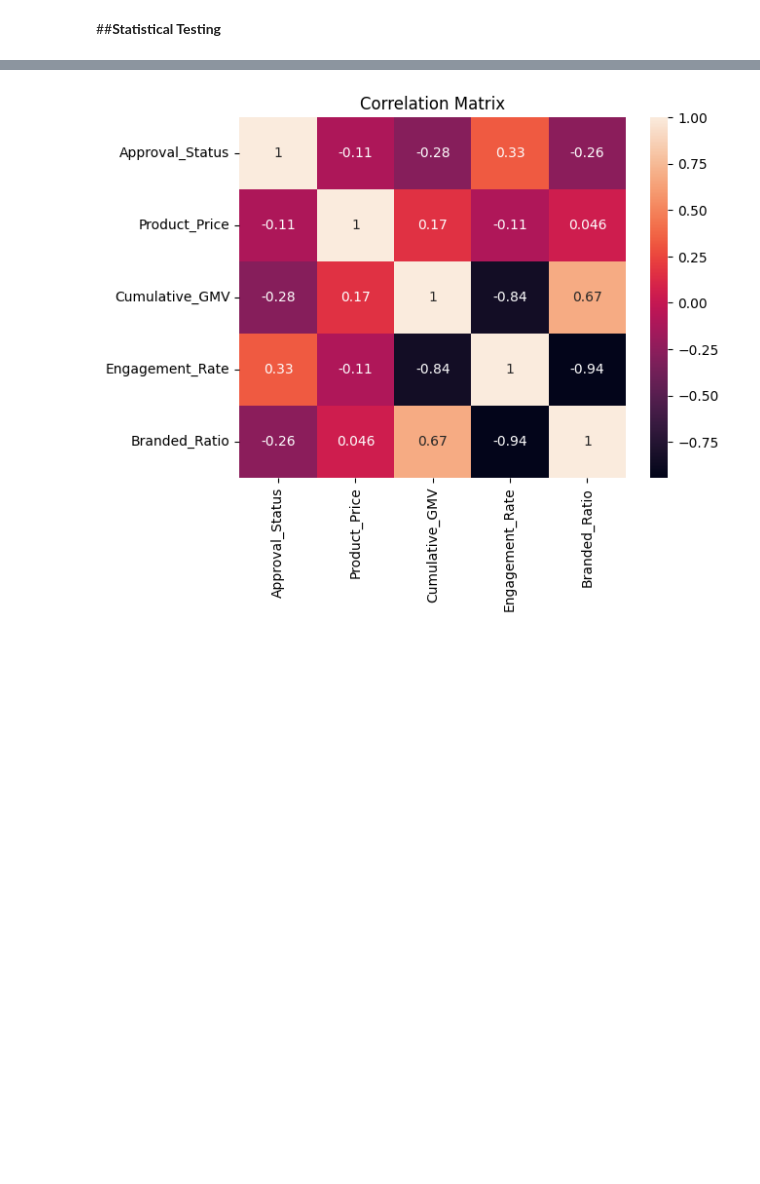
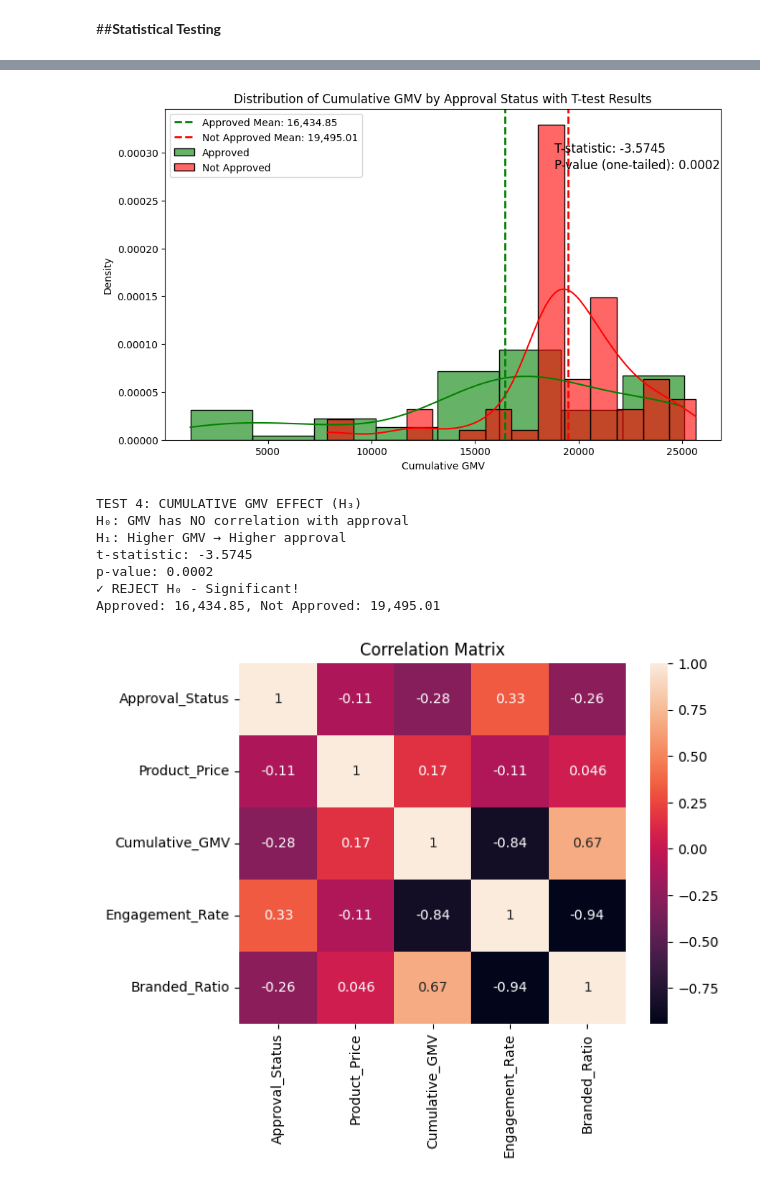
Before and after one commit to Mallowsss/CCDATSCL_PROJECT, a Jupyter notebook: final.ipynb, the cells around one changed output, grey strips where cells are left out. Drawn from its saved outputs; the diff is of its cells as text; code cells hidden in the pictures; blank space fills up the shorter version.

```diff
--- a/final.ipynb
+++ b/final.ipynb
@@ -640,3 +635,55 @@ Approved: 16,434.85, Not Approved: 19,495.01
+# %%
+# Test 4: GMV - Data preparation
+approved_gmv = samples_master[samples_master['Approval_Status'] == 1]['Cumulative_GMV']
+not_approved_gmv = samples_master[samples_master['Approval_Status'] == 0]['Cumulative_GMV']
+
+# t-test calculation
+t_stat_gmv, p_two_gmv = stats.ttest_ind(approved_gmv, not_approved_gmv)
+p_one_gmv = p_two_gmv / 2
+
+# Plotting the distributions
+plt.figure(figsize=(10, 6))
+sns.histplot(approved_gmv, color='green', label='Approved', kde=True, stat='density', alpha=0.6)
+sns.histplot(not_approved_gmv, color='red', label='Not Approved', kde=True, stat='density', alpha=0.6)
+
+# Add mean lines
+plt.axvline(approved_gmv.mean(), color='green', linestyle='dashed', linewidth=2, label=f'Approved Mean: {approved_gmv.mean():,.2f}')
+plt.axvline(not_approved_gmv.mean(), color='red', linestyle='dashed', linewidth=2, label=f'Not Approved Mean: {not_approved_gmv.mean():,.2f}')
+
+plt.title('Distribution of Cumulative GMV by Approval Status with T-test Results')
+plt.xlabel('Cumulative GMV')
+plt.ylabel('Density')
+plt.legend()
+
+# Add t-test results as text on the plot
+plt.text(0.7, 0.9, f'T-statistic: {t_stat_gmv:.4f}', transform=plt.gca().transAxes, fontsize=12, verticalalignment='top')
+plt.text(0.7, 0.85, f'P-value (one-tailed): {p_one_gmv:.4f}', transform=plt.gca().transAxes, fontsize=12, verticalalignment='top')
+
+plt.show()
+
+# Print significance conclusion (as in the previous cell)
+print("TEST 4: CUMULATIVE GMV EFFECT (H₃)")
+print("H₀: GMV has NO correlation with approval")
+print("H₁: Higher GMV → Higher approval")
+
+print(f"t-statistic: {t_stat_gmv:.4f}")
+print(f"p-value: {p_one_gmv:.4f}")
+
+if p_one_gmv < 0.05:
+    print("✓ REJECT H₀ - Significant!")
+else:
+    print("✗ FAIL TO REJECT H₀")
+
+print(f"Approved: {approved_gmv.mean():,.2f}, Not Approved: {not_approved_gmv.mean():,.2f}")
+# %% [output]
+[figure, added]
+TEST 4: CUMULATIVE GMV EFFECT (H₃)
+H₀: GMV has NO correlation with approval
+H₁: Higher GMV → Higher approval
+t-statistic: -3.5745
+p-value: 0.0002
+✓ REJECT H₀ - Significant!
+Approved: 16,434.85, Not Approved: 19,495.01
 # %%
 # CORRELATION MATRIX
 
```
Also changed, not shown: parts of 7 cells of this notebook.
